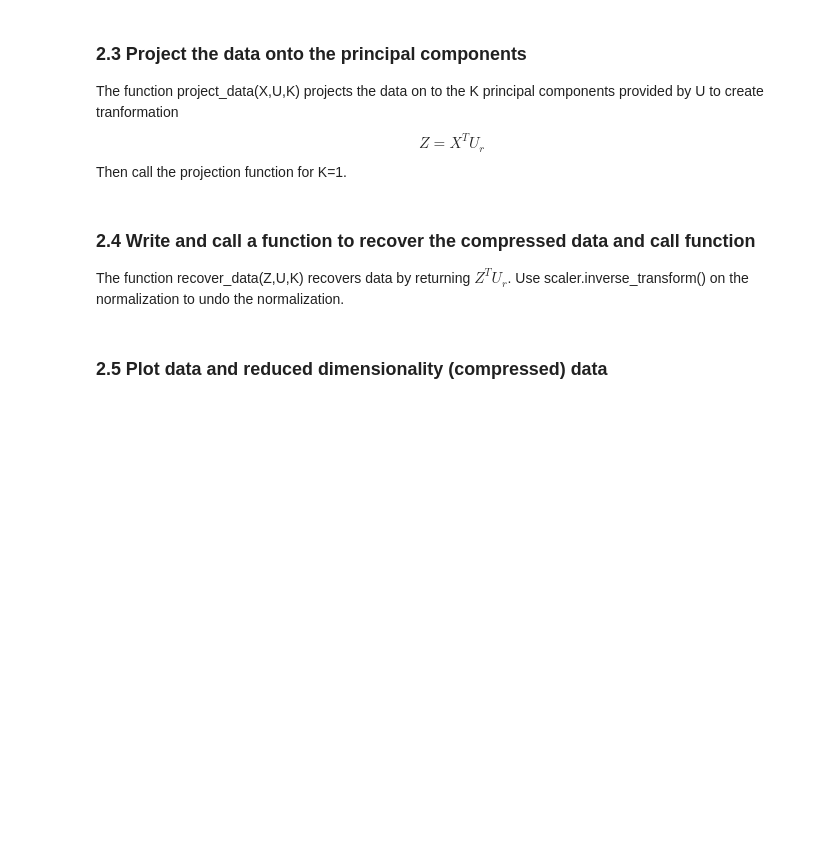
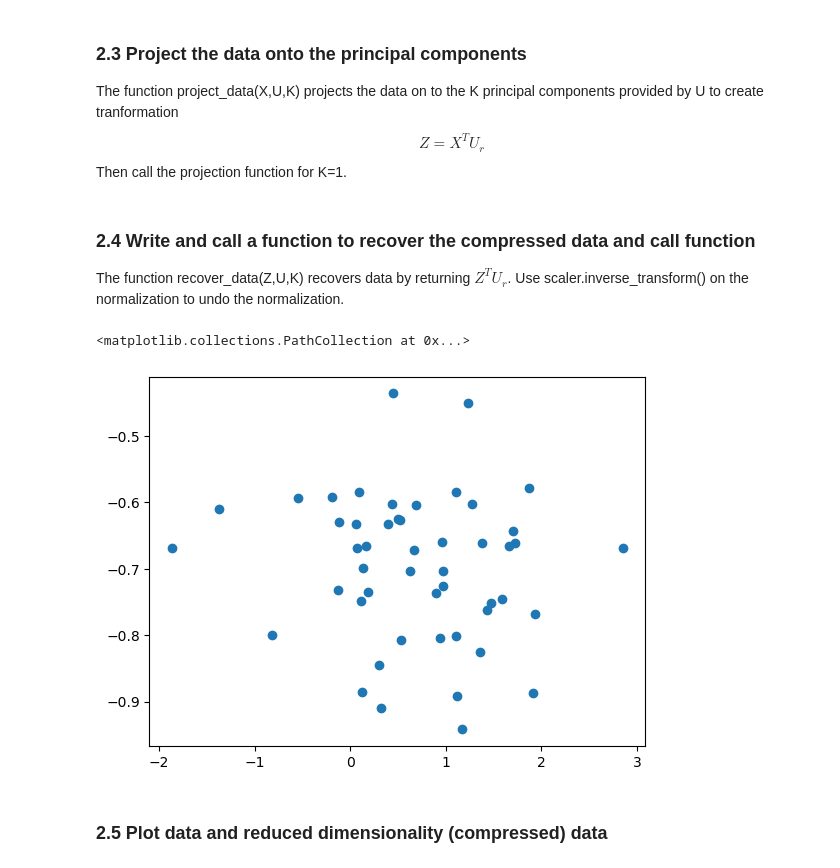
Before and after one commit to Oscilous/SDU-IML, a Jupyter notebook: 4. PCA and DBSCAN/Exercise_4.ipynb, the cells around one changed output. Cells and saved outputs as stored; diff of their text form; code cells hidden in the pictures; blank space fills up the shorter version.

```diff
--- a/4. PCA and DBSCAN/Exercise_4.ipynb
+++ b/4. PCA and DBSCAN/Exercise_4.ipynb
@@ -181,7 +165,11 @@ scaler.transform()
 The function recover_data(Z,U,K) recovers data by returning $Z^TU_r$.
 Use scaler.inverse_transform() on the normalization to undo the normalization.
 # %%
-scaler.inverse_transform()
+data_inverse = scaler.inverse_transform(data)
+plt.scatter(data_inverse[: ,0] , data_inverse[: ,1])
+# %% [output]
+<matplotlib.collections.PathCollection at 0x...>
+[figure, added]
 # %% [markdown]
 ### 2.5 Plot data and reduced dimensionality (compressed) data
 # %%
```
Also changed, not shown: parts of 11 cells of this notebook.
